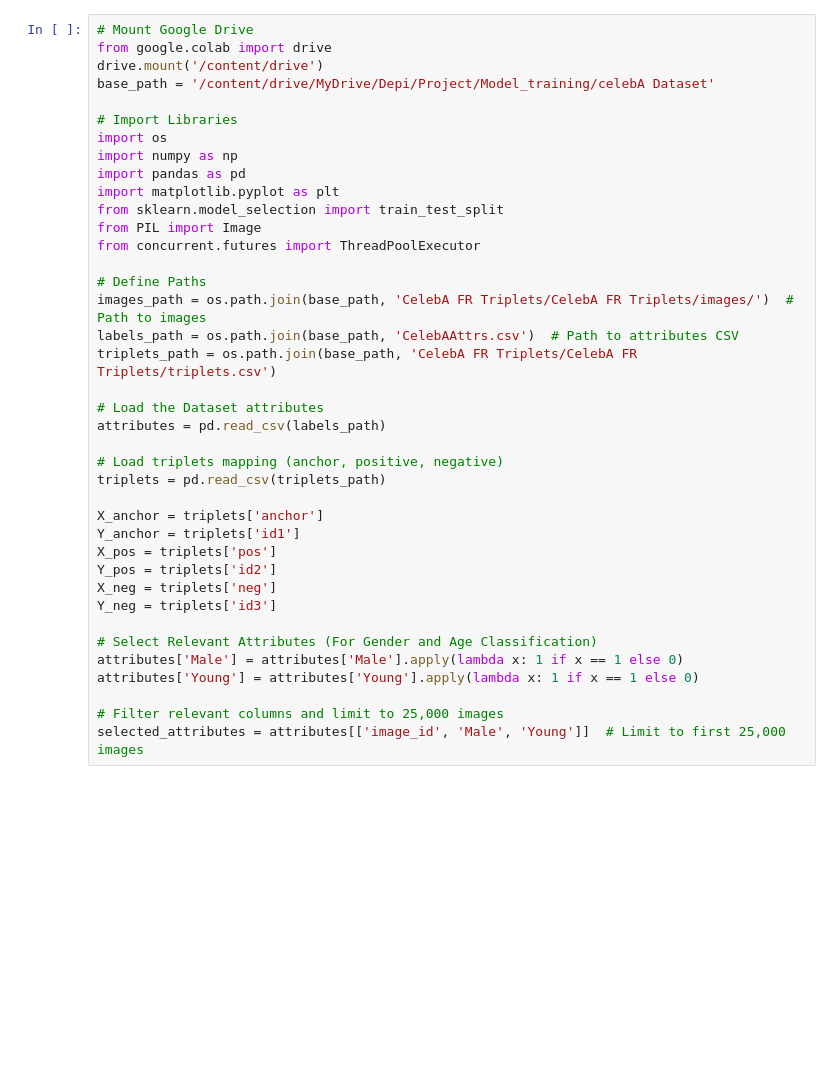
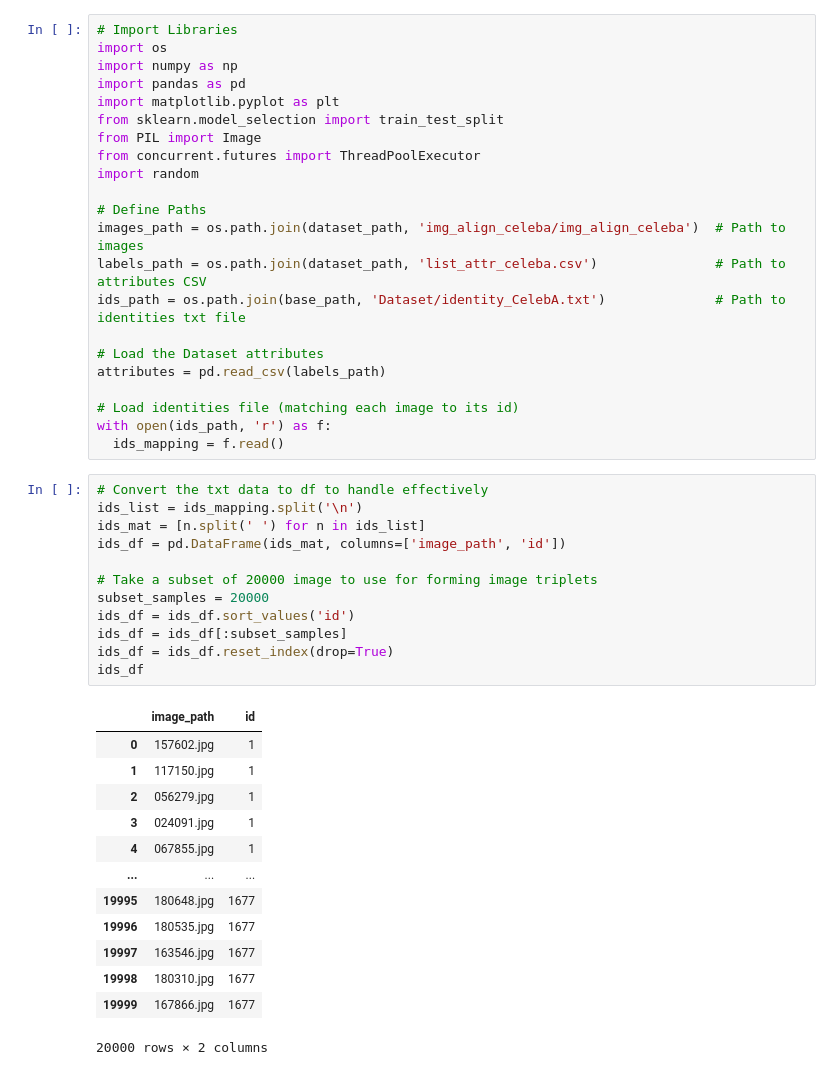
Before and after one commit to menna687/DEPI_FaceAnalytics, a Jupyter notebook: data_preprocessing.ipynb, the cells around one changed output. Saved outputs shown, nothing was run; the diff lists cells and outputs as text; blank space fills up the shorter version.

```diff
--- a/data_preprocessing.ipynb
+++ b/data_preprocessing.ipynb
@@ -12,9 +42,4 @@ CelebA dataset consists of triplets of images (anchor, positive, negative) used
 # %%
-# Mount Google Drive
-from google.colab import drive
-drive.mount('/content/drive')
-base_path = '/content/drive/MyDrive/Depi/Project/Model_training/celebA Dataset'
-
 # Import Libraries
 import os
 import numpy as np
@@ -23,28 +48,42 @@ import matplotlib.pyplot as plt
 from sklearn.model_selection import train_test_split
 from PIL import Image
 from concurrent.futures import ThreadPoolExecutor
+import random
 
 # Define Paths
-images_path = os.path.join(base_path, 'CelebA FR Triplets/CelebA FR Triplets/images/')  # Path to images
-labels_path = os.path.join(base_path, 'CelebAAttrs.csv')  # Path to attributes CSV
-triplets_path = os.path.join(base_path, 'CelebA FR Triplets/CelebA FR Triplets/triplets.csv')
+images_path = os.path.join(dataset_path, 'img_align_celeba/img_align_celeba')  # Path to images
+labels_path = os.path.join(dataset_path, 'list_attr_celeba.csv')               # Path to attributes CSV
+ids_path = os.path.join(base_path, 'Dataset/identity_CelebA.txt')              # Path to identities txt file
 
 # Load the Dataset attributes
 attributes = pd.read_csv(labels_path)
 
-# Load triplets mapping (anchor, positive, negative)
-triplets = pd.read_csv(triplets_path)
-
-X_anchor = triplets['anchor']
-Y_anchor = triplets['id1']
-X_pos = triplets['pos']
-Y_pos = triplets['id2']
-X_neg = triplets['neg']
-Y_neg = triplets['id3']
-
-# Select Relevant Attributes (For Gender and Age Classification)
-attributes['Male'] = attributes['Male'].apply(lambda x: 1 if x == 1 else 0)
-attributes['Young'] = attributes['Young'].apply(lambda x: 1 if x == 1 else 0)
-
-# Filter relevant columns and limit to 25,000 images
-selected_attributes = attributes[['image_id', 'Male', 'Young']]  # Limit to first 25,000 images
+# Load identities file (matching each image to its id)
+with open(ids_path, 'r') as f:
+  ids_mapping = f.read()
+# %%
+# Convert the txt data to df to handle effectively
+ids_list = ids_mapping.split('\n')
+ids_mat = [n.split(' ') for n in ids_list]
+ids_df = pd.DataFrame(ids_mat, columns=['image_path', 'id'])
+
+# Take a subset of 20000 image to use for forming image triplets
+subset_samples = 20000
+ids_df = ids_df.sort_values('id')
+ids_df = ids_df[:subset_samples]
+ids_df = ids_df.reset_index(drop=True)
+ids_df
+# %% [output]
+|  | image_path | id |
+| 0 | 157602.jpg | 1 |
+| 1 | 117150.jpg | 1 |
+| 2 | 056279.jpg | 1 |
+| 3 | 024091.jpg | 1 |
+| 4 | 067855.jpg | 1 |
+| ... | ... | ... |
+| 19995 | 180648.jpg | 1677 |
+| 19996 | 180535.jpg | 1677 |
+| 19997 | 163546.jpg | 1677 |
+| 19998 | 180310.jpg | 1677 |
+| 19999 | 167866.jpg | 1677 |
+20000 rows × 2 columns
```
Also changed, not shown: parts of 11 cells of this notebook.
